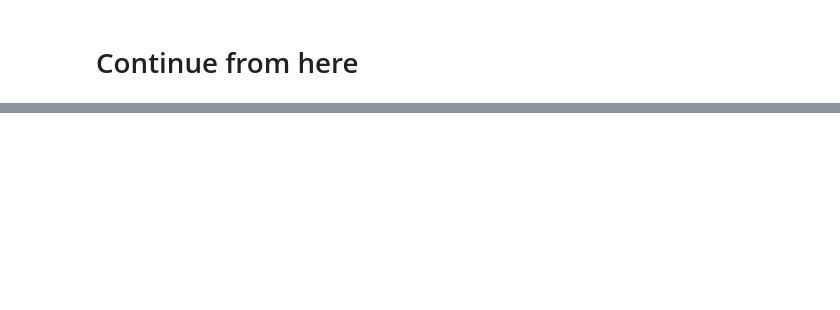
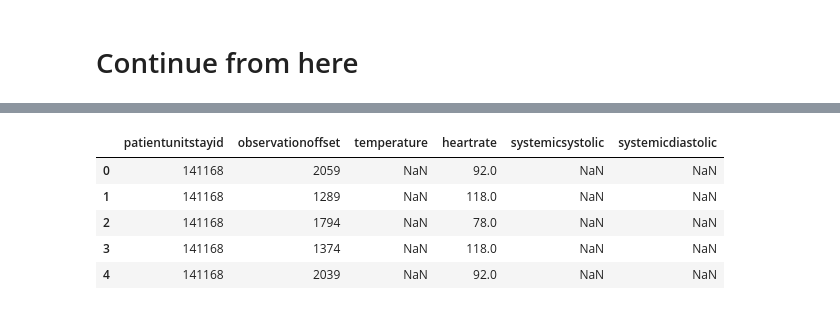
Before and after one commit to Ronet05/GSoC-CBMI-eICU, a Jupyter notebook: Cardiovascular param.ipynb, the cells around one changed output, grey strips where cells are left out. Saved outputs shown, nothing was run; the diff lists cells and outputs as text; code cells hidden in the pictures; blank space fills up the shorter version.

```diff
--- a/Cardiovascular param.ipynb
+++ b/Cardiovascular param.ipynb
@@ -138,0 +133,17 @@ inf_drug.loc[inf_drug['drugname'].str.contains("Dopamine")]
+# %%
+vitalp=pd.read_csv("vitalPeriodic.csv",chunksize=100000)
+# %%
+vp_list=[]
+for chunk in vitalp:
+    vp_list.append(chunk)
+# %%
+df_vitalp=pd.concat(vp_list)
+# %%
+df_vitalp.head()
+# %% [output]
+|  | patientunitstayid | observationoffset | temperature | heartrate | systemicsystolic | systemicdiastolic |
+| 0 | 141168 | 2059 | NaN | 92.0 | NaN | NaN |
+| 1 | 141168 | 1289 | NaN | 118.0 | NaN | NaN |
+| 2 | 141168 | 1794 | NaN | 78.0 | NaN | NaN |
+| 3 | 141168 | 1374 | NaN | 118.0 | NaN | NaN |
+| 4 | 141168 | 2039 | NaN | 92.0 | NaN | NaN |
```
Also changed, not shown: parts of 21 cells of this notebook.
